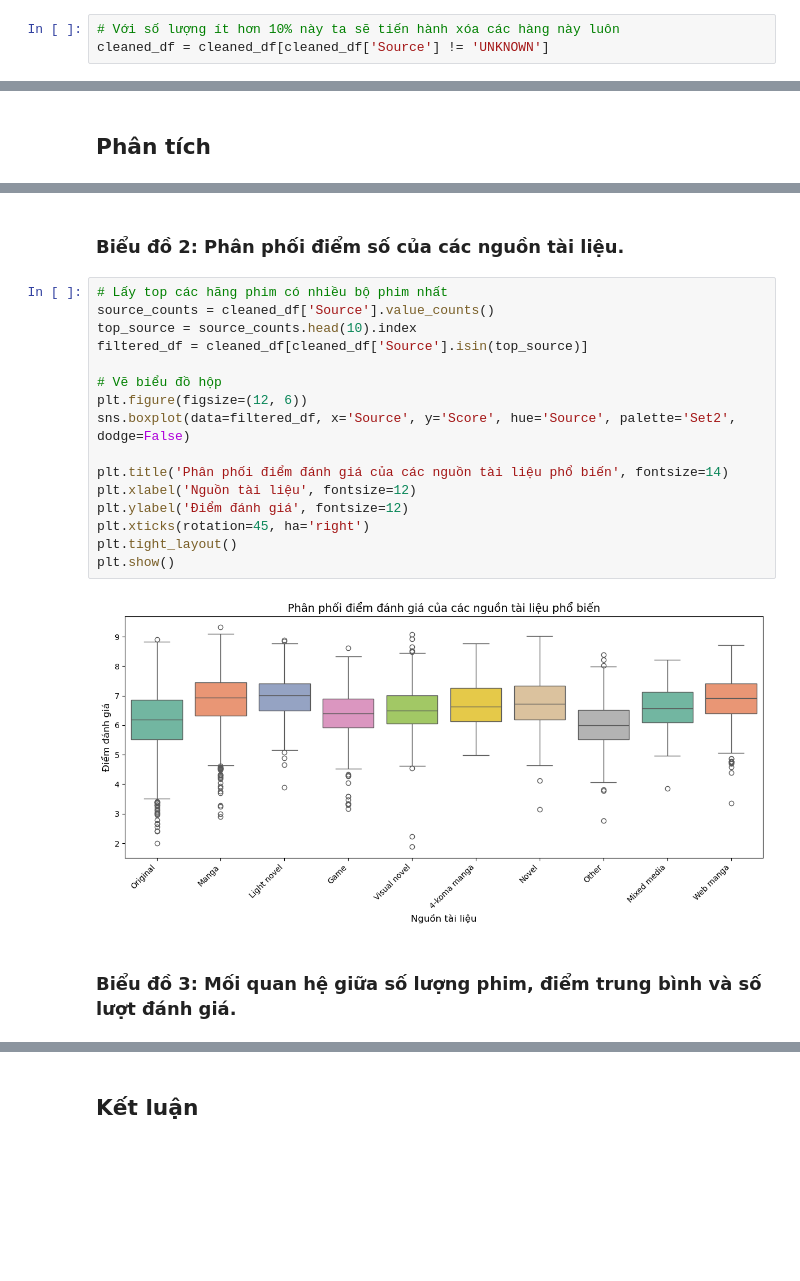
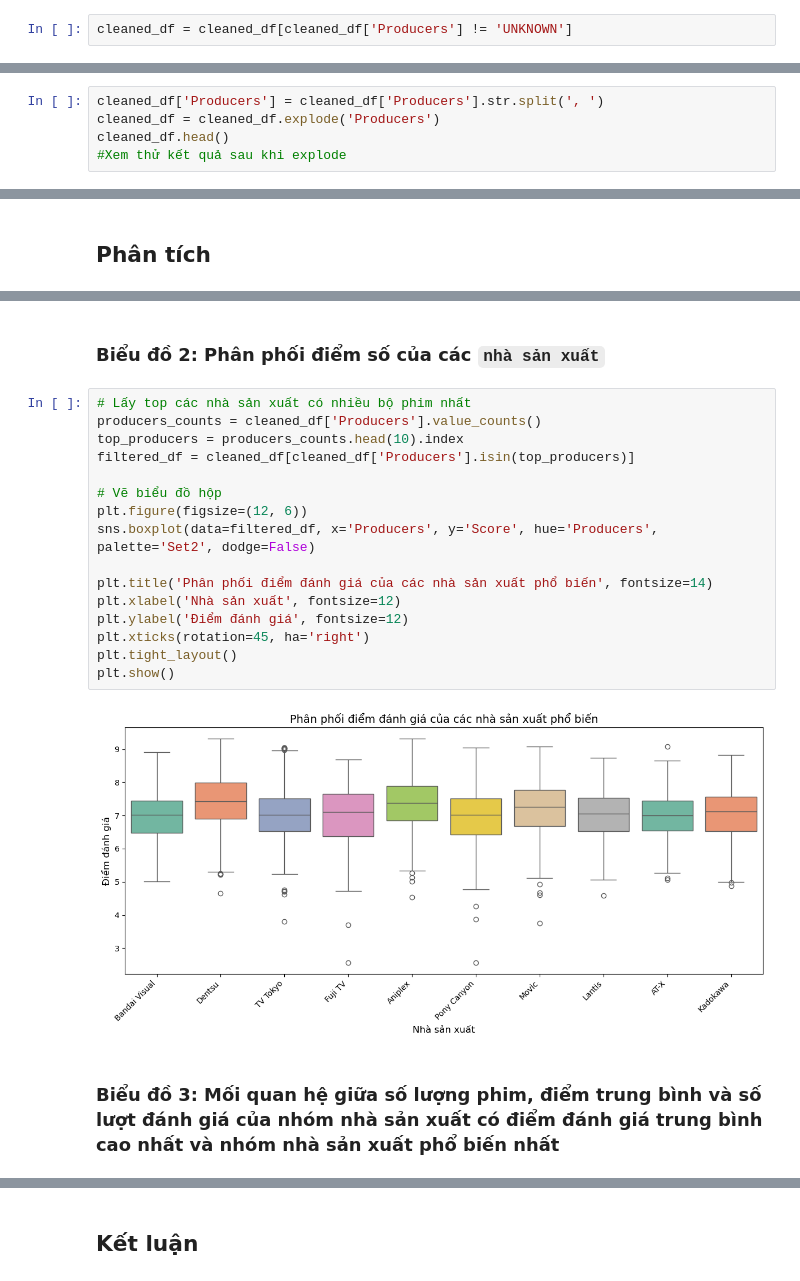
Before and after one commit to V1nk4n/Intro2DS_FinalProject, a Jupyter notebook: data_questions/question_thienanta1501_2.ipynb, the cells around one changed output, grey strips where cells are left out. Drawn from its saved outputs; the diff is of its cells as text; blank space fills up the shorter version.

```diff
--- a/data_questions/question_thienanta1501_2.ipynb
+++ b/data_questions/question_thienanta1501_2.ipynb
@@ -56,5 +80,4 @@ Phần trăm các giá trị 'UNKNOWN' trong cột 'Source': 7.53%
 # %%
-# Với số lượng ít hơn 10% này ta sẽ tiến hành xóa các hàng này luôn
-cleaned_df = cleaned_df[cleaned_df['Source'] != 'UNKNOWN']
+cleaned_df = cleaned_df[cleaned_df['Producers'] != 'UNKNOWN']
 # %%
 # Check kết quả
@@ -63,0 +89,5 @@ print(cleaned_df[cleaned_df['Source'] == 'UNKNOWN'].shape[0])
+# %%
+cleaned_df['Producers'] = cleaned_df['Producers'].str.split(', ')
+cleaned_df = cleaned_df.explode('Producers')
+cleaned_df.head()
+#Xem thử kết quả sau khi explode
@@ -92,23 +153,23 @@ plt.show()
 # %% [markdown]
-### Biểu đồ 2: Phân phối điểm số của các nguồn tài liệu.
+### Biểu đồ 2: Phân phối điểm số của các `nhà sản xuất`
 # %%
-# Lấy top các hãng phim có nhiều bộ phim nhất
-source_counts = cleaned_df['Source'].value_counts()
-top_source = source_counts.head(10).index
-filtered_df = cleaned_df[cleaned_df['Source'].isin(top_source)]
+# Lấy top các nhà sản xuất có nhiều bộ phim nhất
+producers_counts = cleaned_df['Producers'].value_counts()
+top_producers = producers_counts.head(10).index
+filtered_df = cleaned_df[cleaned_df['Producers'].isin(top_producers)]
 
 # Vẽ biểu đồ hộp
 plt.figure(figsize=(12, 6))
-sns.boxplot(data=filtered_df, x='Source', y='Score', hue='Source', palette='Set2', dodge=False)
+sns.boxplot(data=filtered_df, x='Producers', y='Score', hue='Producers', palette='Set2', dodge=False)
 
-plt.title('Phân phối điểm đánh giá của các nguồn tài liệu phổ biến', fontsize=14)
-plt.xlabel('Nguồn tài liệu', fontsize=12)
+plt.title('Phân phối điểm đánh giá của các nhà sản xuất phổ biến', fontsize=14)
+plt.xlabel('Nhà sản xuất', fontsize=12)
 plt.ylabel('Điểm đánh giá', fontsize=12)
 plt.xticks(rotation=45, ha='right')
 plt.tight_layout()
 plt.show()
 # %% [output]
-[figure, old version]
+[figure, new version]
 # %% [markdown]
-### Biểu đồ 3: Mối quan hệ giữa số lượng phim, điểm trung bình và số lượt đánh giá.
+### Biểu đồ 3: Mối quan hệ giữa số lượng phim, điểm trung bình và số lượt đánh giá của nhóm nhà sản xuất có điểm đánh giá trung bình cao nhất và nhóm nhà sản xuất phổ biến nhất
 # %%
```
Also changed, not shown: parts of 13 cells of this notebook, 2 other files.
